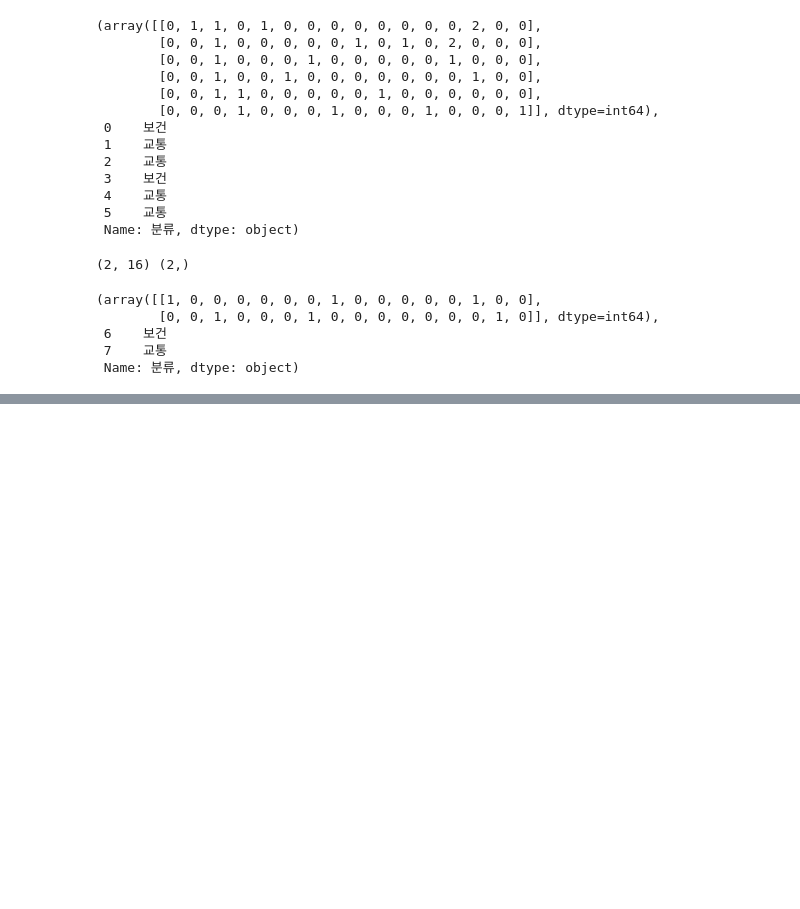
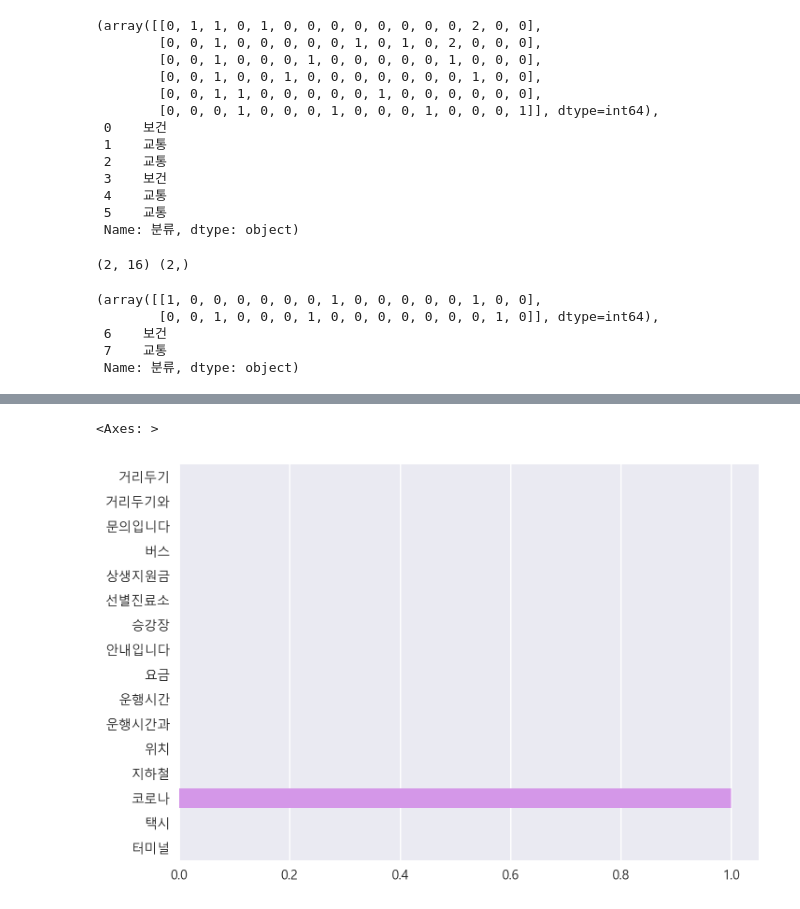
Before and after one commit to raymondanythings/classifier, a Jupyter notebook: corazzon-classifier.ipynb, the cells around one changed output, grey strips where cells are left out. Drawn from its saved outputs; the diff is of its cells as text; code cells hidden in the pictures; blank space fills up the shorter version.

```diff
--- a/corazzon-classifier.ipynb
+++ b/corazzon-classifier.ipynb
@@ -282,0 +333,6 @@ x_test,y_test
+# %%
+# feature_importances_ 로 피처 중요도 확인
+sns.barplot(x=model.feature_importances_,y=feature_names)
+# %% [output]
+<Axes: >
+[figure, added]
```
Also changed, not shown: parts of 15 cells of this notebook, 4 other files.
